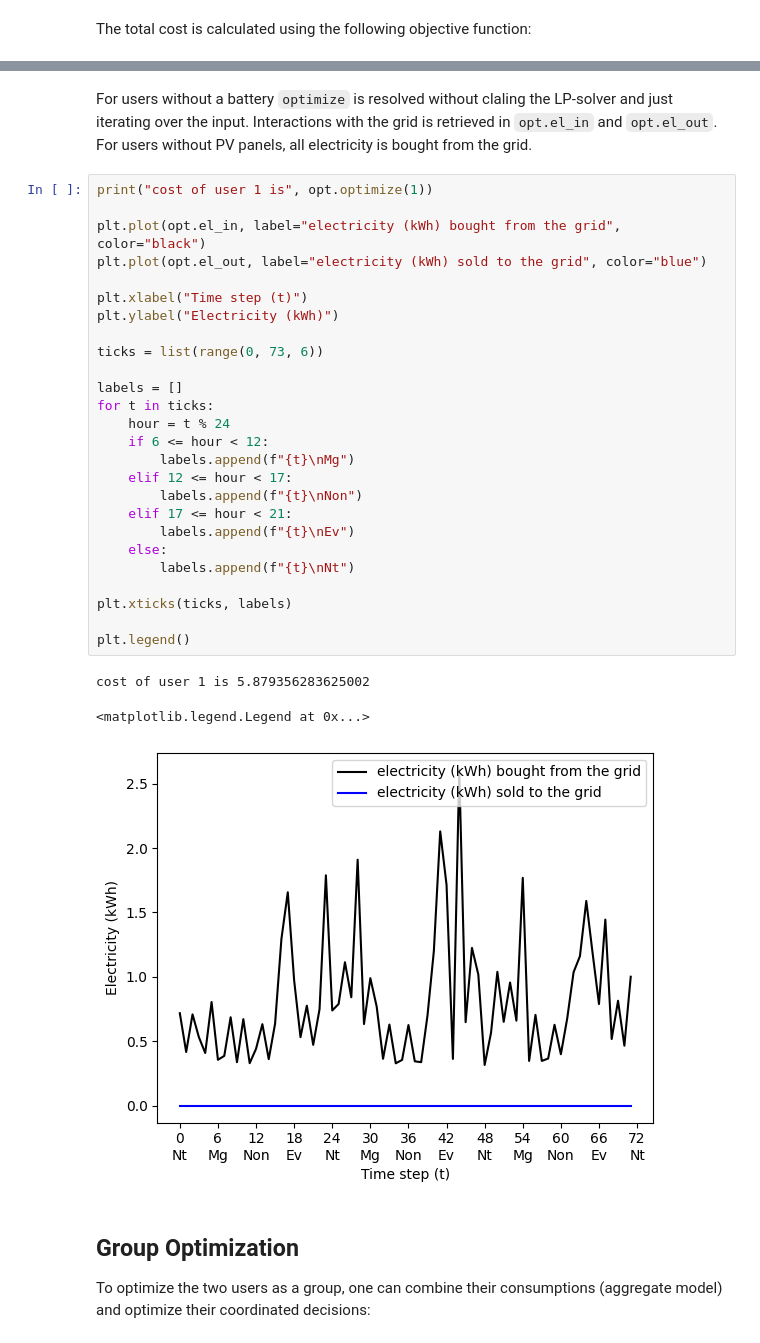
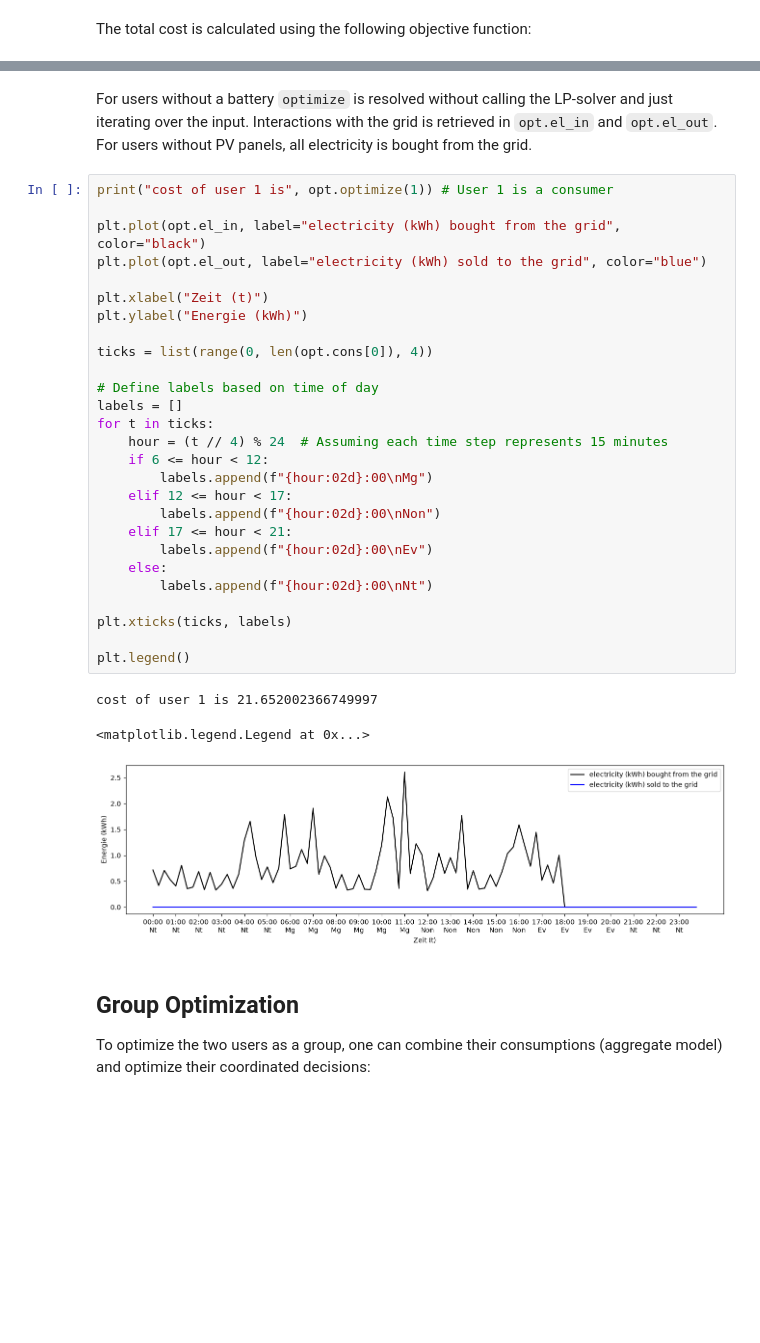
Before and after one commit to stemiztbw/energy_sharing, a Jupyter notebook: getting_started.ipynb, the cells around one changed output, grey strips where cells are left out. Saved outputs shown, nothing was run; the diff lists cells and outputs as text; blank space fills up the shorter version.

Commit message:
Update notebooks and optimizer

```diff
--- a/getting_started.ipynb
+++ b/getting_started.ipynb
@@ -241,35 +258,36 @@ optimal cost is 1.84891
 # %% [markdown]
-For users without a battery `optimize` is resolved without claling the LP-solver and just iterating over the input. Interactions with the grid is retrieved in `opt.el_in` and `opt.el_out`. For users without PV panels, all electricity is bought from the grid.
+For users without a battery `optimize` is resolved without calling the LP-solver and just iterating over the input. Interactions with the grid is retrieved in `opt.el_in` and `opt.el_out`. For users without PV panels, all electricity is bought from the grid.
 # %%
-print("cost of user 1 is", opt.optimize(1))
+print("cost of user 1 is", opt.optimize(1)) # User 1 is a consumer
 
 plt.plot(opt.el_in, label="electricity (kWh) bought from the grid", color="black")
 plt.plot(opt.el_out, label="electricity (kWh) sold to the grid", color="blue")
 
-plt.xlabel("Time step (t)")
-plt.ylabel("Electricity (kWh)")
+plt.xlabel("Zeit (t)")
+plt.ylabel("Energie (kWh)")
 
-ticks = list(range(0, 73, 6))
+ticks = list(range(0, len(opt.cons[0]), 4))
 
+# Define labels based on time of day
 labels = []
 for t in ticks:
-    hour = t % 24
+    hour = (t // 4) % 24  # Assuming each time step represents 15 minutes
     if 6 <= hour < 12:
-        labels.append(f"{t}\nMg")
+        labels.append(f"{hour:02d}:00\nMg")
     elif 12 <= hour < 17:
-        labels.append(f"{t}\nNon")
+        labels.append(f"{hour:02d}:00\nNon")
     elif 17 <= hour < 21:
-        labels.append(f"{t}\nEv")
+        labels.append(f"{hour:02d}:00\nEv")
     else:
-        labels.append(f"{t}\nNt")
+        labels.append(f"{hour:02d}:00\nNt")
 
 plt.xticks(ticks, labels)
 
 plt.legend()
 # %% [output]
-cost of user 1 is 5.879356283625002
+cost of user 1 is 21.652002366749997
 <matplotlib.legend.Legend at 0x...>
-[figure, old version]
+[figure, new version]
 # %% [markdown]
 ## Group Optimization
 To optimize the two users as a group, one can combine their consumptions (aggregate model) and optimize their coordinated decisions:
```
Also changed, not shown: parts of 24 cells of this notebook.
